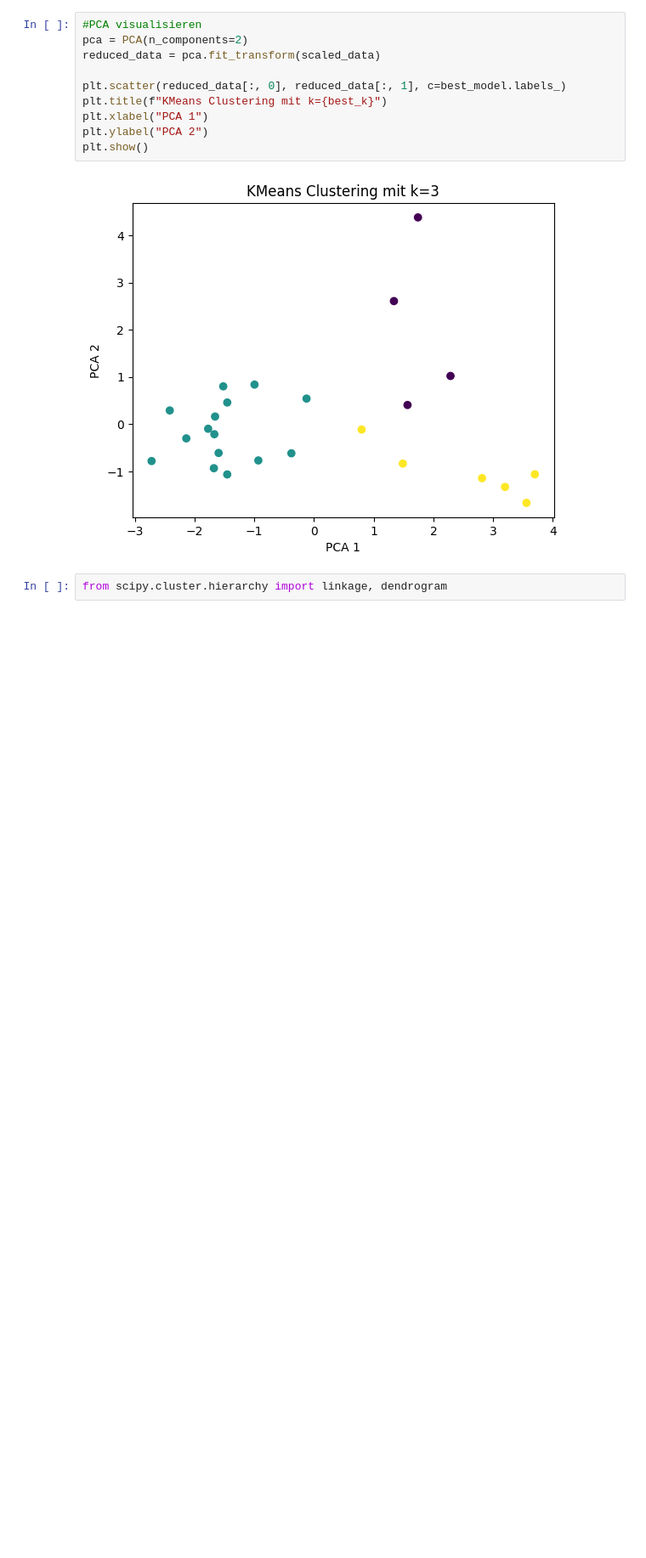
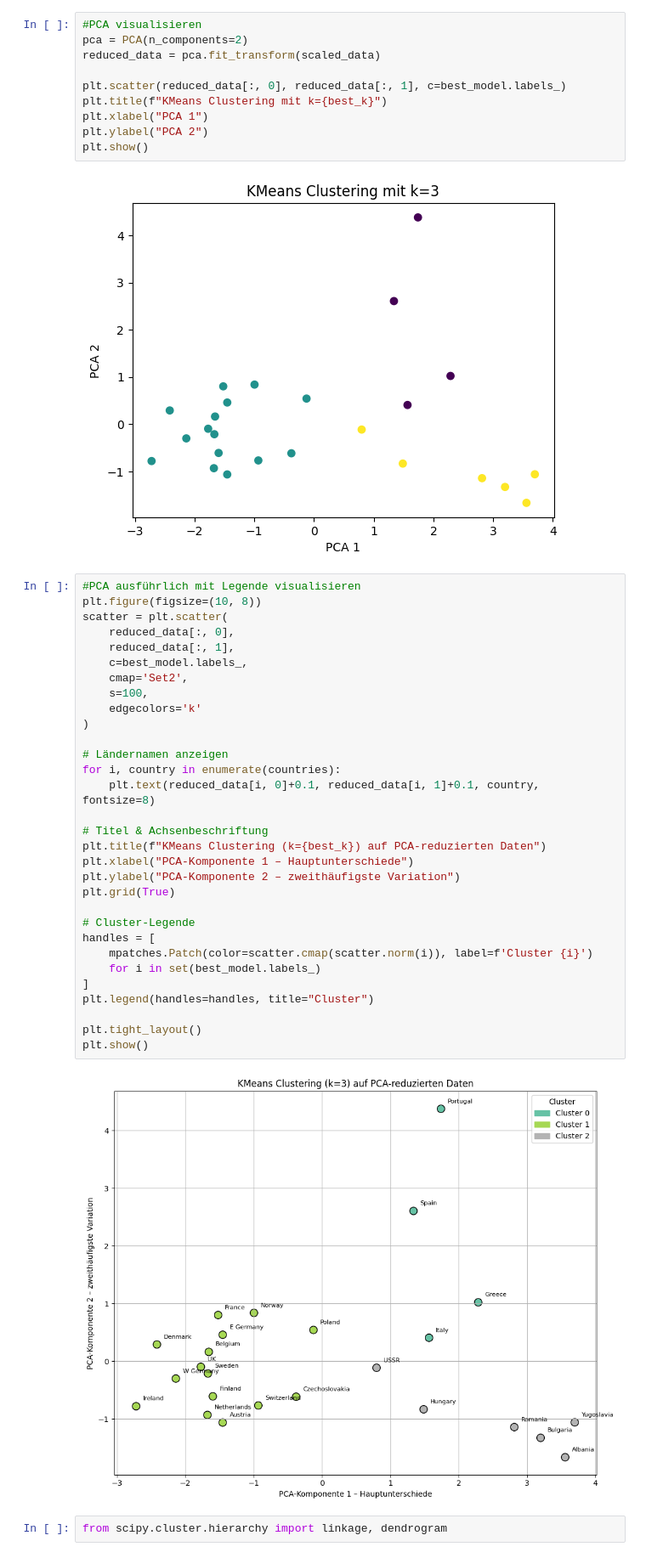
Before and after one commit to lilithUmit/AMLHC_Tasks_LH, a Jupyter notebook: src/python/task3_1.ipynb, the cells around one changed output. Shown: that part at 85% size. Saved outputs shown, nothing was run; the diff lists cells and outputs as text; blank space fills up the shorter version.

Commit message:
PCA ausführlich mit Legende visualisieren

```diff
--- a/src/python/task3_1.ipynb
+++ b/src/python/task3_1.ipynb
@@ -112,6 +113,39 @@ plt.ylabel("PCA 2")
 plt.show()
 # %% [output]
 [figure]
+# %%
+#PCA ausführlich mit Legende visualisieren
+plt.figure(figsize=(10, 8))
+scatter = plt.scatter(
+    reduced_data[:, 0],
+    reduced_data[:, 1],
+    c=best_model.labels_,
+    cmap='Set2',
+    s=100,
+    edgecolors='k'
+)
+
+# Ländernamen anzeigen
+for i, country in enumerate(countries):
+    plt.text(reduced_data[i, 0]+0.1, reduced_data[i, 1]+0.1, country, fontsize=8)
+
+# Titel & Achsenbeschriftung
+plt.title(f"KMeans Clustering (k={best_k}) auf PCA-reduzierten Daten")
+plt.xlabel("PCA-Komponente 1 – Hauptunterschiede")
+plt.ylabel("PCA-Komponente 2 – zweithäufigste Variation")
+plt.grid(True)
+
+# Cluster-Legende
+handles = [
+    mpatches.Patch(color=scatter.cmap(scatter.norm(i)), label=f'Cluster {i}')
+    for i in set(best_model.labels_)
+]
+plt.legend(handles=handles, title="Cluster")
+
+plt.tight_layout()
+plt.show()
+# %% [output]
+[figure, added]
 # %%
 from scipy.cluster.hierarchy import linkage, dendrogram
 # %%
```
Also changed, not shown: parts of 1 cell of this notebook.
